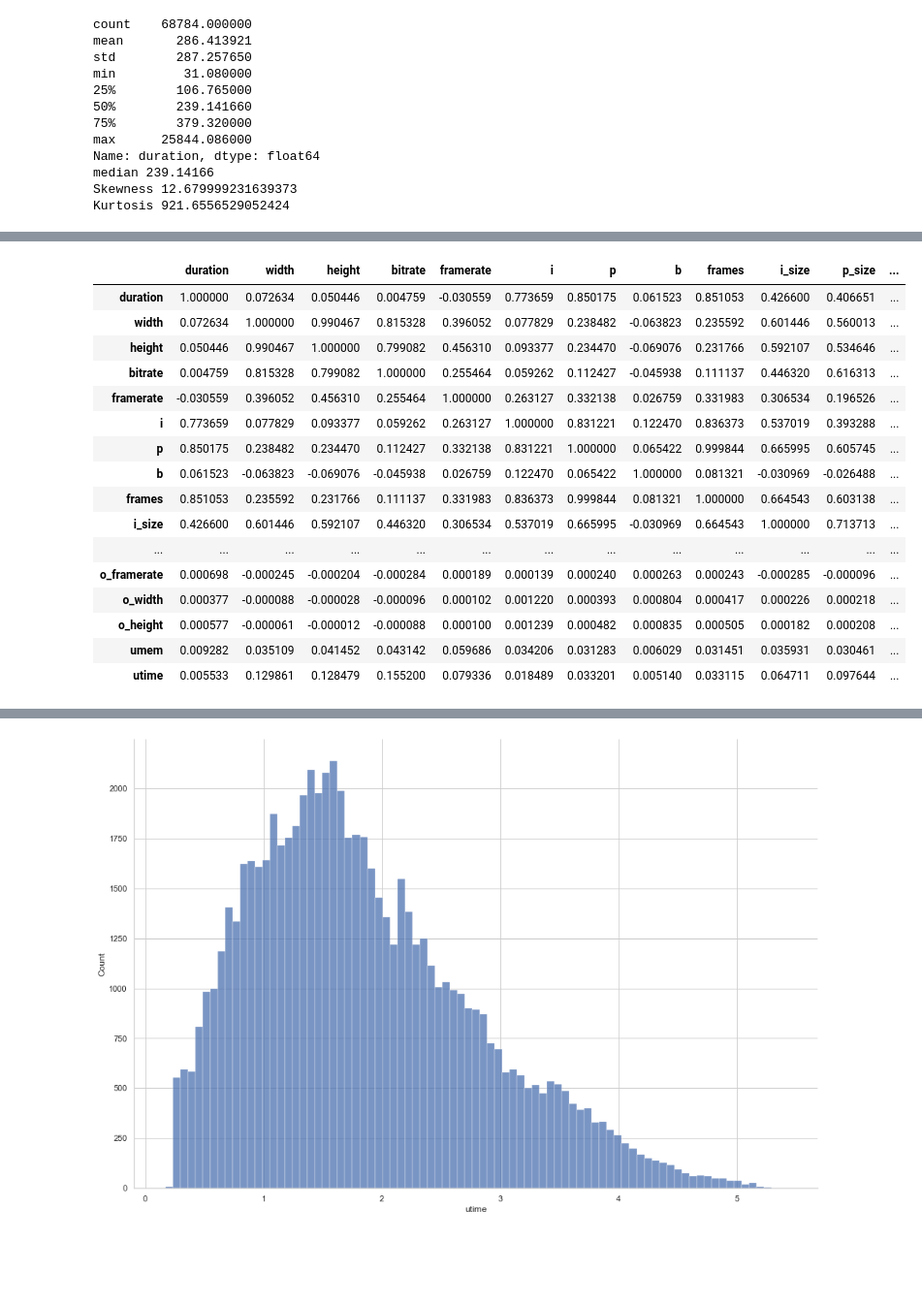
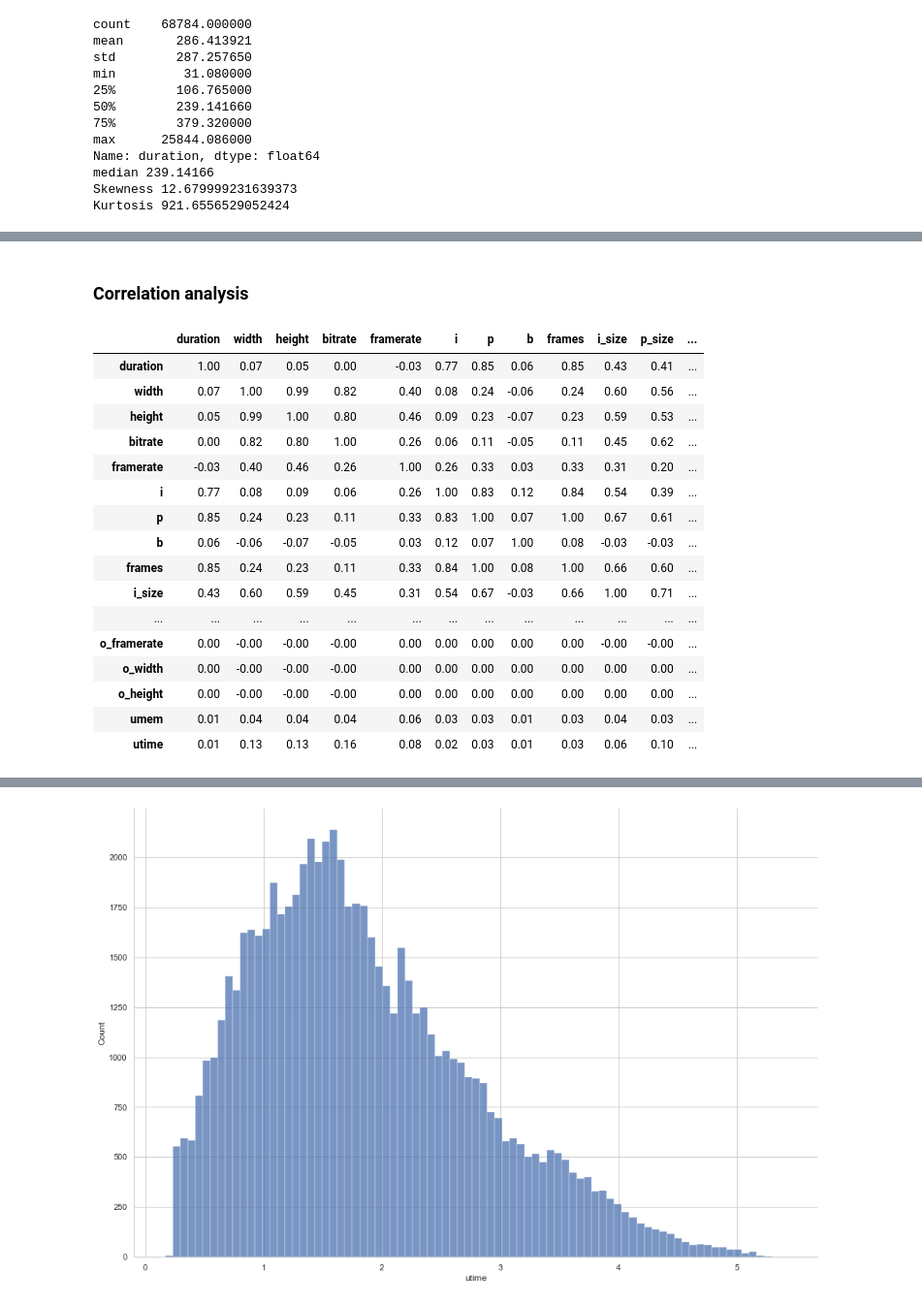
Before and after one commit to branavan94/Python_ForDataAnalysis, a Jupyter notebook: Untitled.ipynb, the cells around one changed output, grey strips where cells are left out. Shown: that part at 97% size. Saved outputs shown, nothing was run; the diff lists cells and outputs as text; code cells hidden in the pictures; blank space fills up the shorter version.

```diff
--- a/Untitled.ipynb
+++ b/Untitled.ipynb
@@ -159,22 +158,25 @@ Kurtosis 921.6556529052424
+# %% [markdown]
+### Correlation analysis
 # %%
 corr = df_measurements.corr()
-df_measurements.corr()
+corr =corr.round(2)
+corr
 # %% [output]
 |  | duration | width | height | bitrate | framerate | i | p | b | frames | i_size | p_size | ... |
-| duration | 1.000000 | 0.072634 | 0.050446 | 0.004759 | -0.030559 | 0.773659 | 0.850175 | 0.061523 | 0.851053 | 0.426600 | 0.406651 | ... |
-| width | 0.072634 | 1.000000 | 0.990467 | 0.815328 | 0.396052 | 0.077829 | 0.238482 | -0.063823 | 0.235592 | 0.601446 | 0.560013 | ... |
-| height | 0.050446 | 0.990467 | 1.000000 | 0.799082 | 0.456310 | 0.093377 | 0.234470 | -0.069076 | 0.231766 | 0.592107 | 0.534646 | ... |
-| bitrate | 0.004759 | 0.815328 | 0.799082 | 1.000000 | 0.255464 | 0.059262 | 0.112427 | -0.045938 | 0.111137 | 0.446320 | 0.616313 | ... |
-| framerate | -0.030559 | 0.396052 | 0.456310 | 0.255464 | 1.000000 | 0.263127 | 0.332138 | 0.026759 | 0.331983 | 0.306534 | 0.196526 | ... |
-| i | 0.773659 | 0.077829 | 0.093377 | 0.059262 | 0.263127 | 1.000000 | 0.831221 | 0.122470 | 0.836373 | 0.537019 | 0.393288 | ... |
-| p | 0.850175 | 0.238482 | 0.234470 | 0.112427 | 0.332138 | 0.831221 | 1.000000 | 0.065422 | 0.999844 | 0.665995 | 0.605745 | ... |
-| b | 0.061523 | -0.063823 | -0.069076 | -0.045938 | 0.026759 | 0.122470 | 0.065422 | 1.000000 | 0.081321 | -0.030969 | -0.026488 | ... |
-| frames | 0.851053 | 0.235592 | 0.231766 | 0.111137 | 0.331983 | 0.836373 | 0.999844 | 0.081321 | 1.000000 | 0.664543 | 0.603138 | ... |
-| i_size | 0.426600 | 0.601446 | 0.592107 | 0.446320 | 0.306534 | 0.537019 | 0.665995 | -0.030969 | 0.664543 | 1.000000 | 0.713713 | ... |
+| duration | 1.00 | 0.07 | 0.05 | 0.00 | -0.03 | 0.77 | 0.85 | 0.06 | 0.85 | 0.43 | 0.41 | ... |
+| width | 0.07 | 1.00 | 0.99 | 0.82 | 0.40 | 0.08 | 0.24 | -0.06 | 0.24 | 0.60 | 0.56 | ... |
+| height | 0.05 | 0.99 | 1.00 | 0.80 | 0.46 | 0.09 | 0.23 | -0.07 | 0.23 | 0.59 | 0.53 | ... |
+| bitrate | 0.00 | 0.82 | 0.80 | 1.00 | 0.26 | 0.06 | 0.11 | -0.05 | 0.11 | 0.45 | 0.62 | ... |
+| framerate | -0.03 | 0.40 | 0.46 | 0.26 | 1.00 | 0.26 | 0.33 | 0.03 | 0.33 | 0.31 | 0.20 | ... |
+| i | 0.77 | 0.08 | 0.09 | 0.06 | 0.26 | 1.00 | 0.83 | 0.12 | 0.84 | 0.54 | 0.39 | ... |
+| p | 0.85 | 0.24 | 0.23 | 0.11 | 0.33 | 0.83 | 1.00 | 0.07 | 1.00 | 0.67 | 0.61 | ... |
+| b | 0.06 | -0.06 | -0.07 | -0.05 | 0.03 | 0.12 | 0.07 | 1.00 | 0.08 | -0.03 | -0.03 | ... |
+| frames | 0.85 | 0.24 | 0.23 | 0.11 | 0.33 | 0.84 | 1.00 | 0.08 | 1.00 | 0.66 | 0.60 | ... |
+| i_size | 0.43 | 0.60 | 0.59 | 0.45 | 0.31 | 0.54 | 0.67 | -0.03 | 0.66 | 1.00 | 0.71 | ... |
 | ... | ... | ... | ... | ... | ... | ... | ... | ... | ... | ... | ... | ... |
-| o_framerate | 0.000698 | -0.000245 | -0.000204 | -0.000284 | 0.000189 | 0.000139 | 0.000240 | 0.000263 | 0.000243 | -0.000285 | -0.000096 | ... |
-| o_width | 0.000377 | -0.000088 | -0.000028 | -0.000096 | 0.000102 | 0.001220 | 0.000393 | 0.000804 | 0.000417 | 0.000226 | 0.000218 | ... |
-| o_height | 0.000577 | -0.000061 | -0.000012 | -0.000088 | 0.000100 | 0.001239 | 0.000482 | 0.000835 | 0.000505 | 0.000182 | 0.000208 | ... |
-| umem | 0.009282 | 0.035109 | 0.041452 | 0.043142 | 0.059686 | 0.034206 | 0.031283 | 0.006029 | 0.031451 | 0.035931 | 0.030461 | ... |
-| utime | 0.005533 | 0.129861 | 0.128479 | 0.155200 | 0.079336 | 0.018489 | 0.033201 | 0.005140 | 0.033115 | 0.064711 | 0.097644 | ... |
+| o_framerate | 0.00 | -0.00 | -0.00 | -0.00 | 0.00 | 0.00 | 0.00 | 0.00 | 0.00 | -0.00 | -0.00 | ... |
+| o_width | 0.00 | -0.00 | -0.00 | -0.00 | 0.00 | 0.00 | 0.00 | 0.00 | 0.00 | 0.00 | 0.00 | ... |
+| o_height | 0.00 | -0.00 | -0.00 | -0.00 | 0.00 | 0.00 | 0.00 | 0.00 | 0.00 | 0.00 | 0.00 | ... |
+| umem | 0.01 | 0.04 | 0.04 | 0.04 | 0.06 | 0.03 | 0.03 | 0.01 | 0.03 | 0.04 | 0.03 | ... |
+| utime | 0.01 | 0.13 | 0.13 | 0.16 | 0.08 | 0.02 | 0.03 | 0.01 | 0.03 | 0.06 | 0.10 | ... |
 # %%
```
Also changed, not shown: parts of 41 cells of this notebook, 5 other files.
